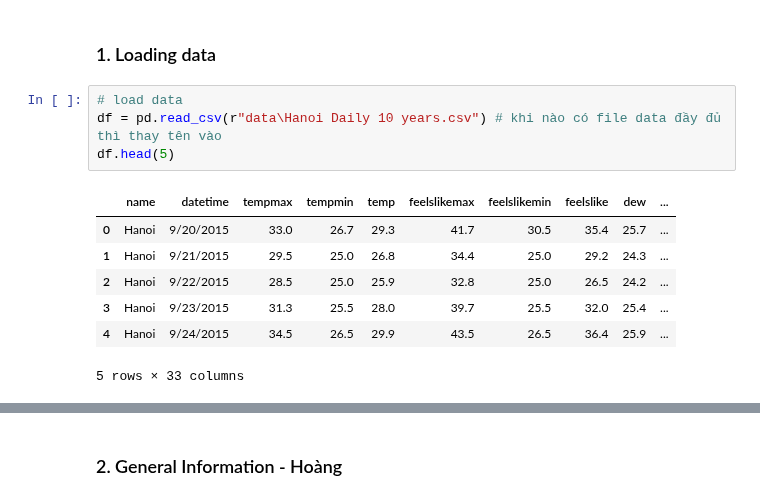
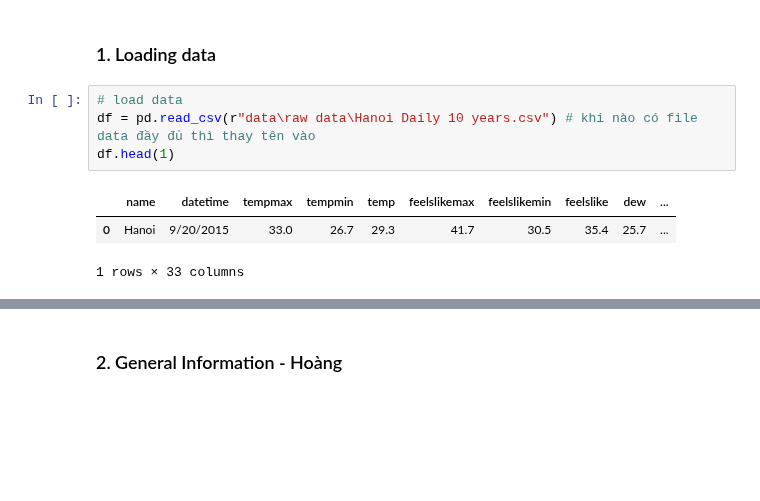
Before and after one commit to DunDun-banana/ml-group1, a Jupyter notebook: Data_understanding.ipynb, the cells around one changed output, grey strips where cells are left out. Cells and saved outputs as stored; diff of their text form; blank space fills up the shorter version.

Commit message:
update data_preprocessing feature_engineering test_model

```diff
--- a/Data_understanding.ipynb
+++ b/Data_understanding.ipynb
@@ -6,13 +6,9 @@ import seaborn as sns
 ### 1. Loading data
 # %%
 # load data
-df = pd.read_csv(r"data\Hanoi Daily 10 years.csv") # khi nào có file data đầy đủ thì thay tên vào
-df.head(5)
+df = pd.read_csv(r"data\raw data\Hanoi Daily 10 years.csv") # khi nào có file data đầy đủ thì thay tên vào
+df.head(1)
 # %% [output]
 |  | name | datetime | tempmax | tempmin | temp | feelslikemax | feelslikemin | feelslike | dew | ... |
 | 0 | Hanoi | 9/20/2015 | 33.0 | 26.7 | 29.3 | 41.7 | 30.5 | 35.4 | 25.7 | ... |
-| 1 | Hanoi | 9/21/2015 | 29.5 | 25.0 | 26.8 | 34.4 | 25.0 | 29.2 | 24.3 | ... |
-| 2 | Hanoi | 9/22/2015 | 28.5 | 25.0 | 25.9 | 32.8 | 25.0 | 26.5 | 24.2 | ... |
-| 3 | Hanoi | 9/23/2015 | 31.3 | 25.5 | 28.0 | 39.7 | 25.5 | 32.0 | 25.4 | ... |
-| 4 | Hanoi | 9/24/2015 | 34.5 | 26.5 | 29.9 | 43.5 | 26.5 | 36.4 | 25.9 | ... |
-5 rows × 33 columns
+1 rows × 33 columns
```
Also changed, not shown: parts of 6 cells of this notebook, 9 other files.
